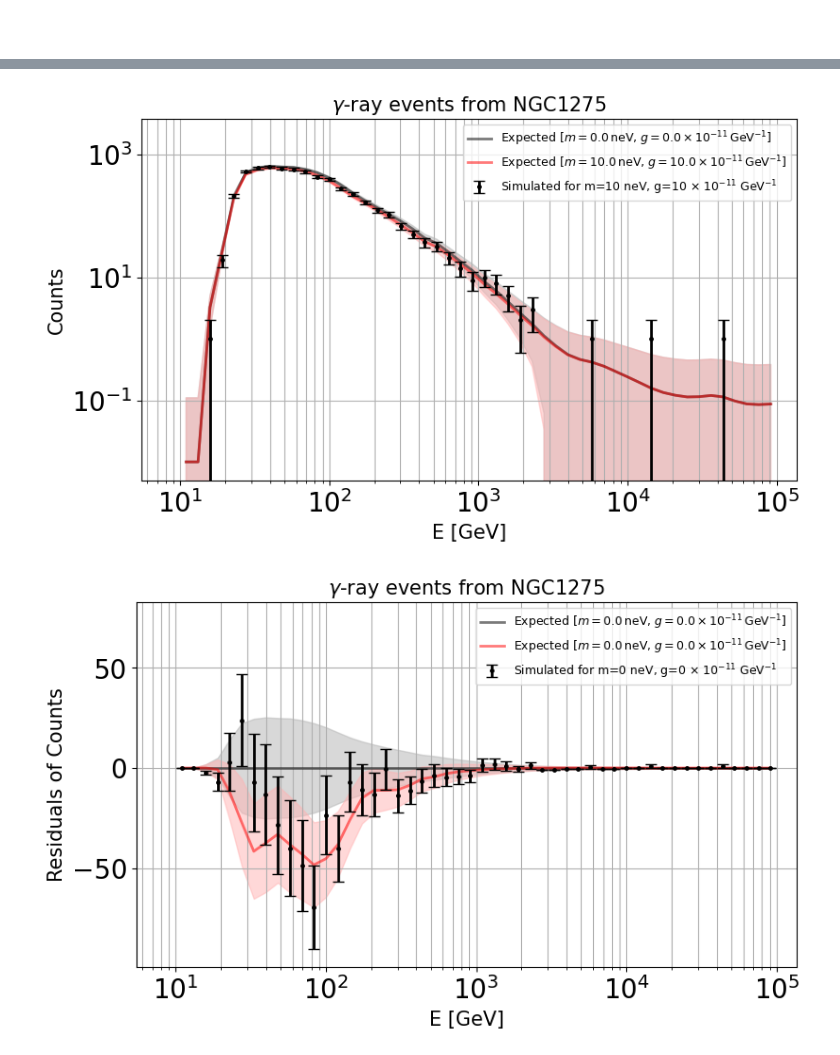
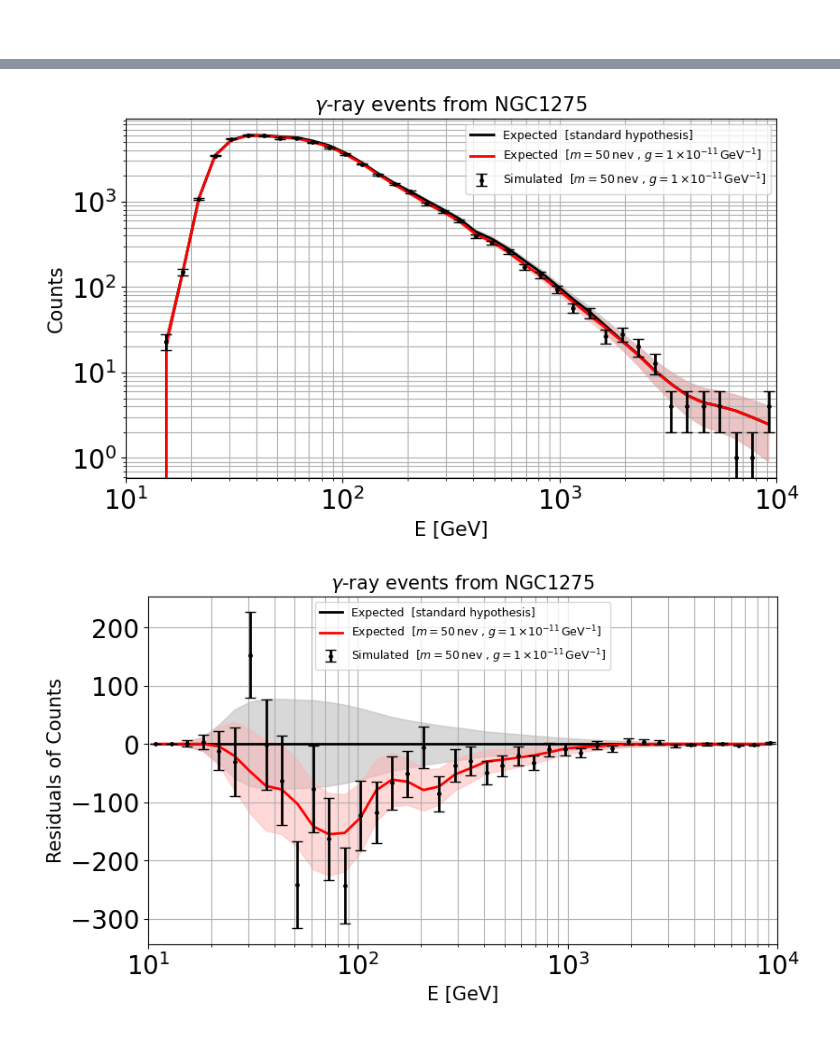
Before and after one commit to GertKl/ALPs_with_SWYFT, a Jupyter notebook: notebooks/thesis_results/spectrum_visualizations/residuals_and_logcounts.ipynb, the cells around one changed output, grey strips where cells are left out. Saved outputs shown, nothing was run; the diff lists cells and outputs as text; code cells hidden in the pictures.

```diff
--- a/notebooks/thesis_results/spectrum_visualizations/residuals_and_logcounts.ipynb
+++ b/notebooks/thesis_results/spectrum_visualizations/residuals_and_logcounts.ipynb
@@ -10,3 +21,3 @@ if ALP_file_dir: sys.path.append(ALP_file_dir)
 from ALP_quick_sim import ALP_sim
 # %%
-A = ALP_sim()
+A = ALP_sim(set_null=False,set_obs=False)
@@ -32,25 +151,26 @@ params = [10,10]
 # %%
-A.configure_plot(ymin=None, ymax=None)
+A.configure_plot(logy=True, xmin=1e1, xmax=1e4, ymin=None, ymax=None, legend_loc='upper right')
+
 # Without ALPs, only expectations, not observations.
-A.configure_model(ALP_seed=0, params = [0,0], residuals = False)
-A.compute_case(new_fig=1,new_counts=1,plot_obs=0,color="k",linestyle="-",legend=1, model="")
+A.configure_model(params = [0,0], residuals=False, logcounts=False)
+A.compute_case(**{**general_arguments,**standard_hypothesis_arguments})
 
-#With ALPs, observations included.
-A.configure_model(params = [10,10])  # Configuring the model parameters doesn't affect the use of A.model(). Other arguments of A.configure_model() do however affect A.model.
-A.compute_case(new_fig=0,new_counts=1,plot_obs=1,color="r",linestyle="-",legend=1, model="")
+# With ALPs, observations included.
+A.configure_model(ALP_seed=demo_ALP_seed, params = demo_params)
+A.compute_case(**general_arguments)
 # %% [output]
-[figure, old version]
+[figure, new version]
 # %%
-#A.configure_plot(ymin=-30, ymax=20)
-A.configure_plot(ymin=None, ymax=None)
+A.configure_plot(logy=False, xmin=1e1, xmax=1e4, ymin=None, ymax=None, legend_loc='upper center')
+A.configure_model(residuals=True, logcounts=False)
 
 # Without ALPs, only expectations, not observations.
-A.configure_model(params = [0,0], residuals=True)
-A.compute_case(new_fig=1,new_counts=1,plot_obs=0,color="k",linestyle="-",legend=1, model="")
+A.configure_model(params = [0,0])
+A.compute_case(**{**general_arguments,**standard_hypothesis_arguments})
 
 # With ALPs, observations included.
-A.configure_model(ALP_seed=0, params = [10,10], residuals=True)
-A.compute_case(new_fig=0,new_counts=1,plot_obs=1,color="r",linestyle="-",legend=1, model="")
+A.configure_model(ALP_seed=demo_ALP_seed, params = demo_params)
+A.compute_case(**general_arguments)
 # %% [output]
-[figure, old version]
+[figure, new version]
 # %%
```
Also changed, not shown: parts of 19 cells of this notebook, 2 other files.
